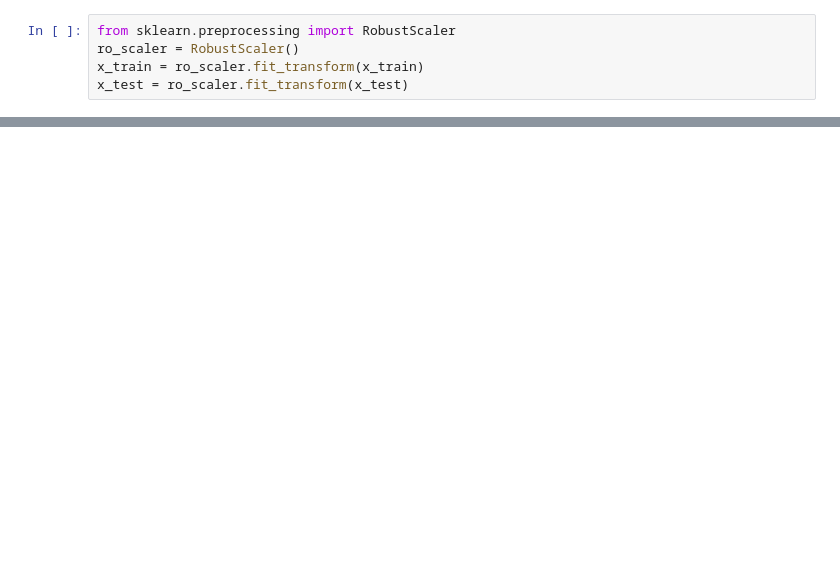
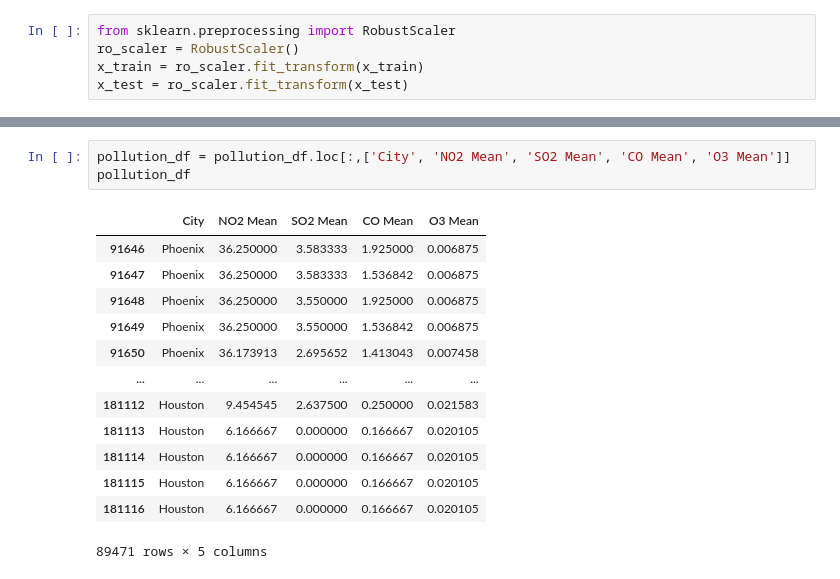
Before and after one commit to letizialanza01/Project_US_Pollution, a Jupyter notebook: Project_US_Pollution.ipynb, the cells around one changed output, grey strips where cells are left out. Cells and saved outputs as stored; diff of their text form; blank space fills up the shorter version.

```diff
--- a/Project_US_Pollution.ipynb
+++ b/Project_US_Pollution.ipynb
@@ -1205,0 +1250,17 @@ plt.plot(x_test, y_pred)
+# %%
+pollution_df = pollution_df.loc[:,['City', 'NO2 Mean', 'SO2 Mean', 'CO Mean', 'O3 Mean']]
+pollution_df
+# %% [output]
+|  | City | NO2 Mean | SO2 Mean | CO Mean | O3 Mean |
+| 91646 | Phoenix | 36.250000 | 3.583333 | 1.925000 | 0.006875 |
+| 91647 | Phoenix | 36.250000 | 3.583333 | 1.536842 | 0.006875 |
+| 91648 | Phoenix | 36.250000 | 3.550000 | 1.925000 | 0.006875 |
+| 91649 | Phoenix | 36.250000 | 3.550000 | 1.536842 | 0.006875 |
+| 91650 | Phoenix | 36.173913 | 2.695652 | 1.413043 | 0.007458 |
+| ... | ... | ... | ... | ... | ... |
+| 181112 | Houston | 9.454545 | 2.637500 | 0.250000 | 0.021583 |
+| 181113 | Houston | 6.166667 | 0.000000 | 0.166667 | 0.020105 |
+| 181114 | Houston | 6.166667 | 0.000000 | 0.166667 | 0.020105 |
+| 181115 | Houston | 6.166667 | 0.000000 | 0.166667 | 0.020105 |
+| 181116 | Houston | 6.166667 | 0.000000 | 0.166667 | 0.020105 |
+89471 rows × 5 columns
```
Also changed, not shown: parts of 14 cells of this notebook.
